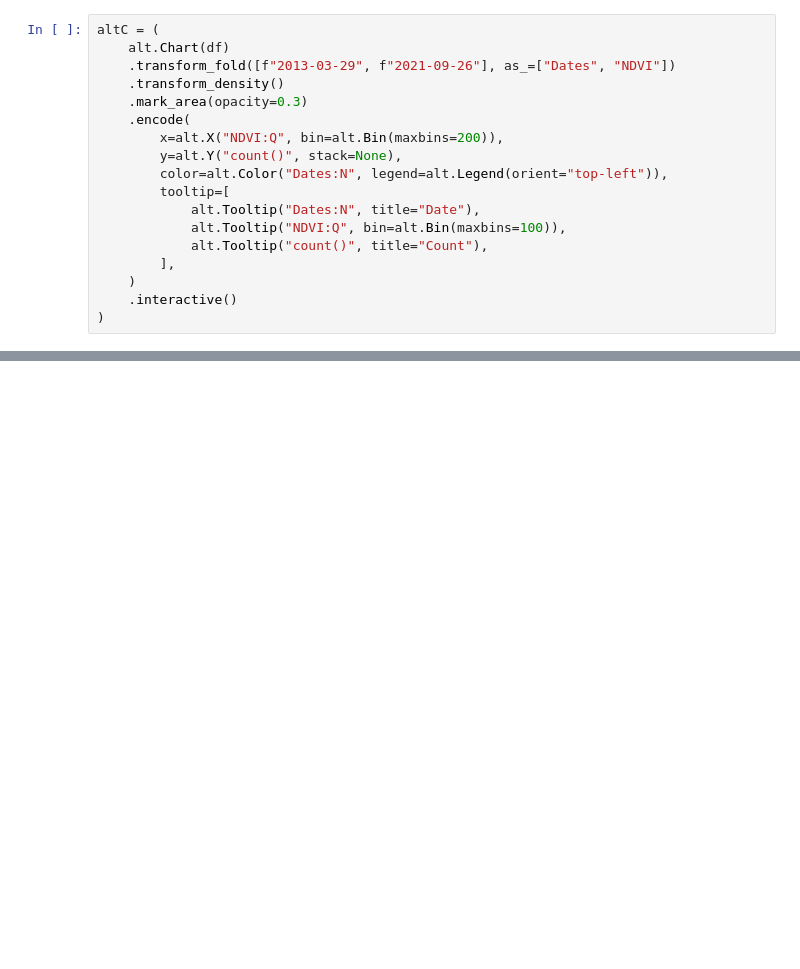
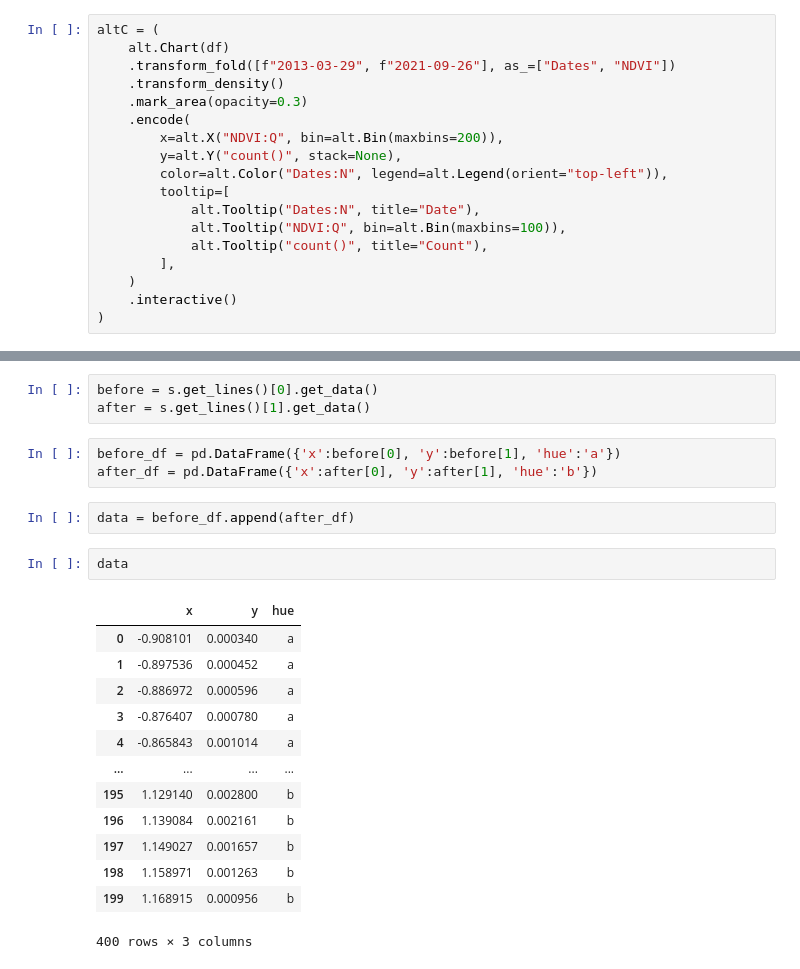
Before and after one commit to kenquix/ndvi-app, a Jupyter notebook: butuan.ipynb, the cells around one changed output, grey strips where cells are left out. Saved outputs shown, nothing was run; the diff lists cells and outputs as text; blank space fills up the shorter version.

```diff
--- a/butuan.ipynb
+++ b/butuan.ipynb
@@ -162,0 +183,24 @@ altC
+# %%
+before = s.get_lines()[0].get_data()
+after = s.get_lines()[1].get_data()
+# %%
+before_df = pd.DataFrame({'x':before[0], 'y':before[1], 'hue':'a'})
+after_df = pd.DataFrame({'x':after[0], 'y':after[1], 'hue':'b'})
+# %%
+data = before_df.append(after_df)
+# %%
+data
+# %% [output]
+|  | x | y | hue |
+| 0 | -0.908101 | 0.000340 | a |
+| 1 | -0.897536 | 0.000452 | a |
+| 2 | -0.886972 | 0.000596 | a |
+| 3 | -0.876407 | 0.000780 | a |
+| 4 | -0.865843 | 0.001014 | a |
+| ... | ... | ... | ... |
+| 195 | 1.129140 | 0.002800 | b |
+| 196 | 1.139084 | 0.002161 | b |
+| 197 | 1.149027 | 0.001657 | b |
+| 198 | 1.158971 | 0.001263 | b |
+| 199 | 1.168915 | 0.000956 | b |
+400 rows × 3 columns
```
Also changed, not shown: parts of 37 cells of this notebook, 5 other files.
